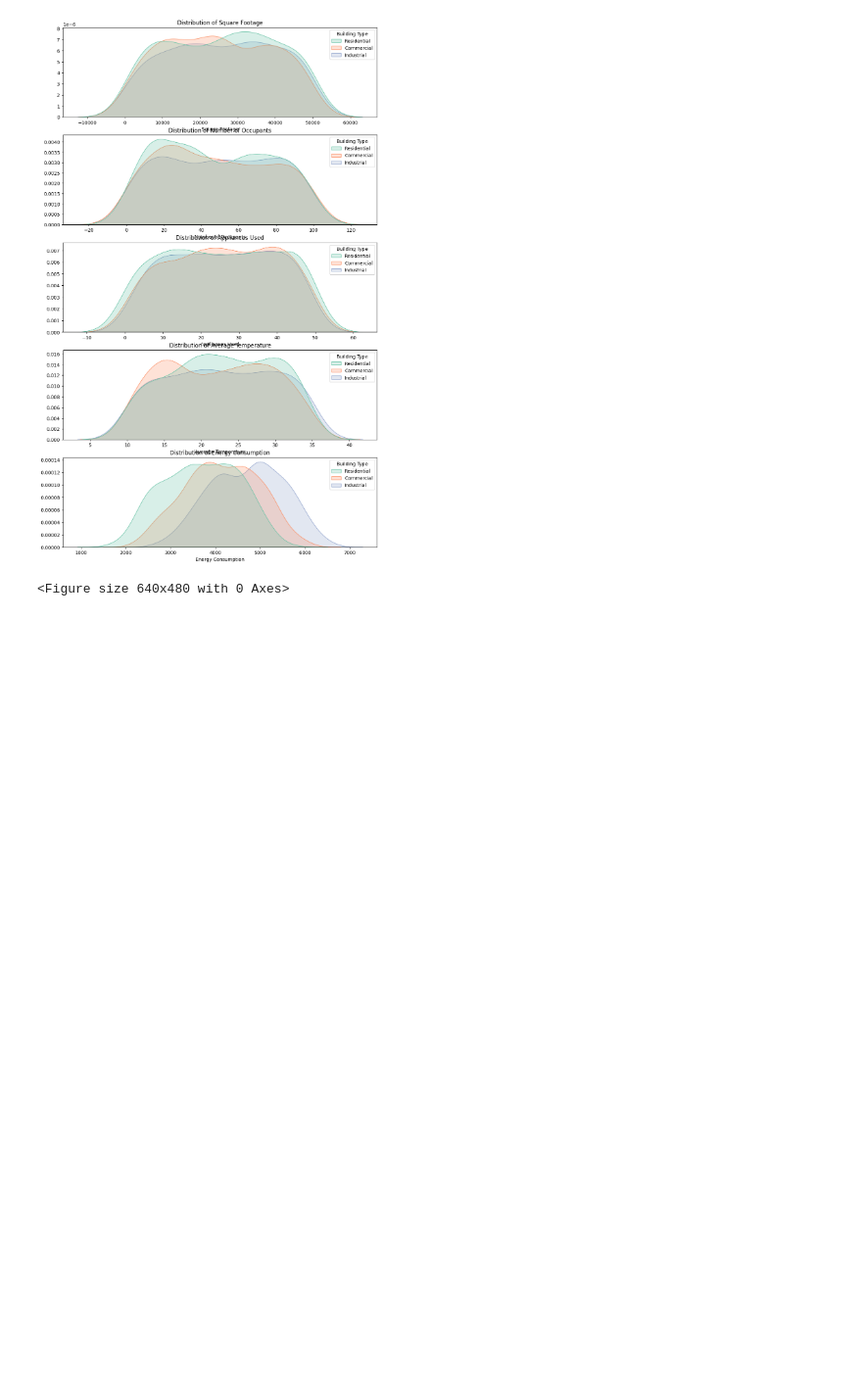
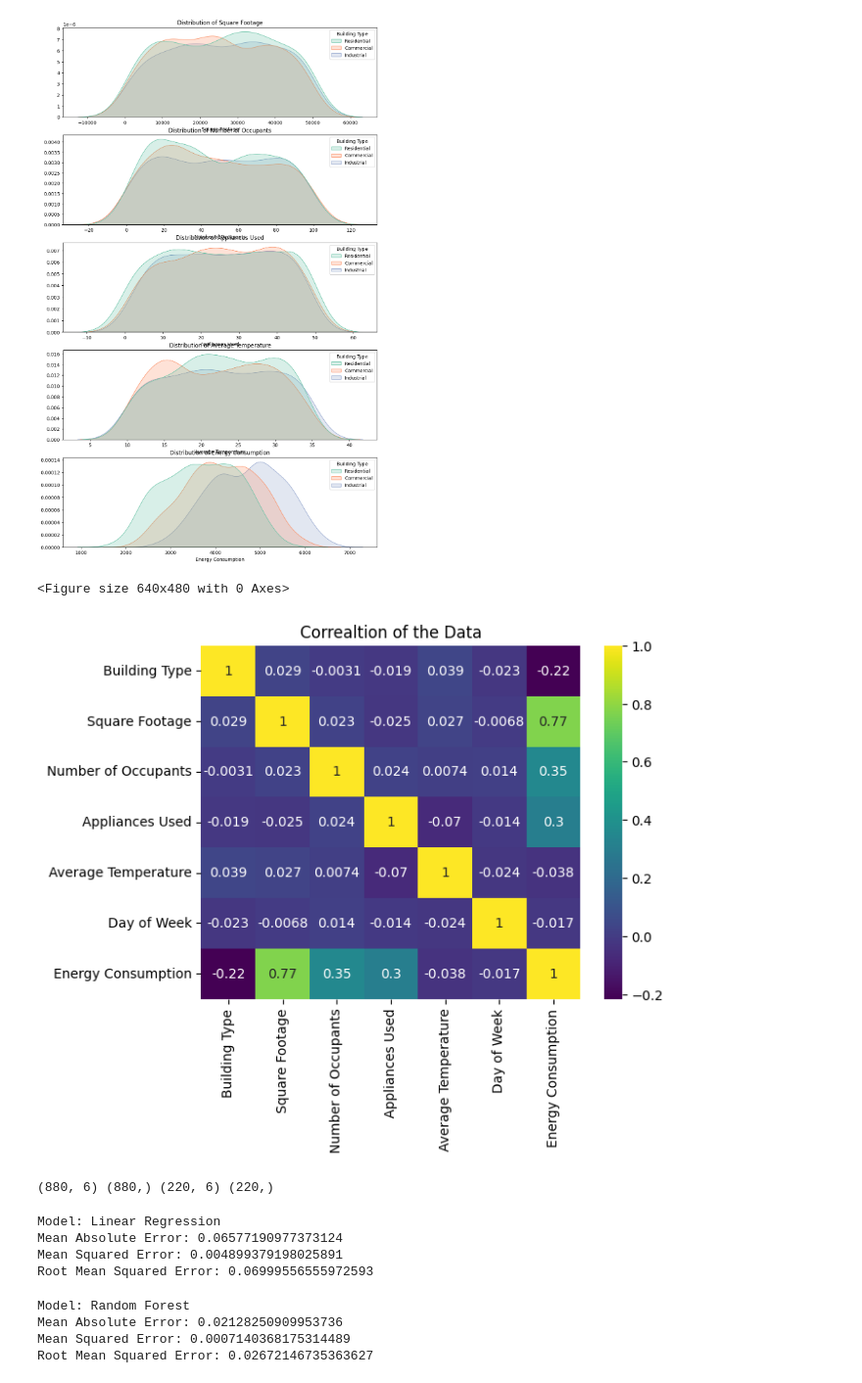
Before and after one commit to PARTHIBAN-007/Kaggle, a Jupyter notebook: Energy_Consumption.ipynb, the cells around one changed output. Shown: that part at 98% size. Drawn from its saved outputs; the diff is of its cells as text; code cells hidden in the pictures; blank space fills up the shorter version.

Commit message:
Kaggle Notebook | Energy⚡ Consumption  | Error Debugged

```diff
--- a/Energy_Consumption.ipynb
+++ b/Energy_Consumption.ipynb
@@ -120,3 +122,28 @@ plt.tight_layout()
 # %% [output]
 [figure]
 <Figure size 640x480 with 0 Axes>
+# %%
+from sklearn.preprocessing import LabelEncoder ,MinMaxScaler
+encoder = LabelEncoder()
+scaler = MinMaxScaler()
+for col in categoric_columns:
+    df[col] = encoder.fit_transform(df[col])
+
+
+df[numeric_columns] = scaler.fit_transform(df[numeric_columns])
+# %%
+corr  = df.corr()
+sns.heatmap(corr,annot= True , cmap ="viridis")
+plt.title("Correaltion of the Data")
+plt.show()
+# %% [output]
+[figure, added]
+# %%
+from sklearn.model_selection import train_test_split
+
+x = df.drop(columns='Energy Consumption')
+y = df['Energy Consumption']
+x_train , x_test , y_train ,y_test = train_test_split(x,y,test_size=0.2,random_state =42)
+print(x_train.shape, y_train.shape, x_test.shape , y_test.shape)
+# %% [output]
+(880, 6) (880,) (220, 6) (220,)
@@ -122,0 +163,30 @@ plt.tight_layout()
+# %%
+from sklearn.linear_model import LinearRegression
+
+lr = LinearRegression()
+
+lr.fit(x_train,y_train)
+
+lr_pred = lr.predict(x_test)
+
+evaluation_metrics("Linear Regression",y_test,lr_pred)
+# %% [output]
+Model: Linear Regression
+Mean Absolute Error: 0.06577190977373124
+Mean Squared Error: 0.004899379198025891
+Root Mean Squared Error: 0.06999556555972593
+# %%
+from sklearn.ensemble import RandomForestRegressor
+
+rf = RandomForestRegressor()
+
+rf.fit(x_train, y_train)
+
+rf_pred = rf.predict(x_test)
+
+evaluation_metrics("Random Forest",y_test,rf_pred)
+# %% [output]
+Model: Random Forest
+Mean Absolute Error: 0.02128250909953736
+Mean Squared Error: 0.0007140368175314489
+Root Mean Squared Error: 0.02672146735363627
```
Also changed, not shown: parts of 2 cells of this notebook.
